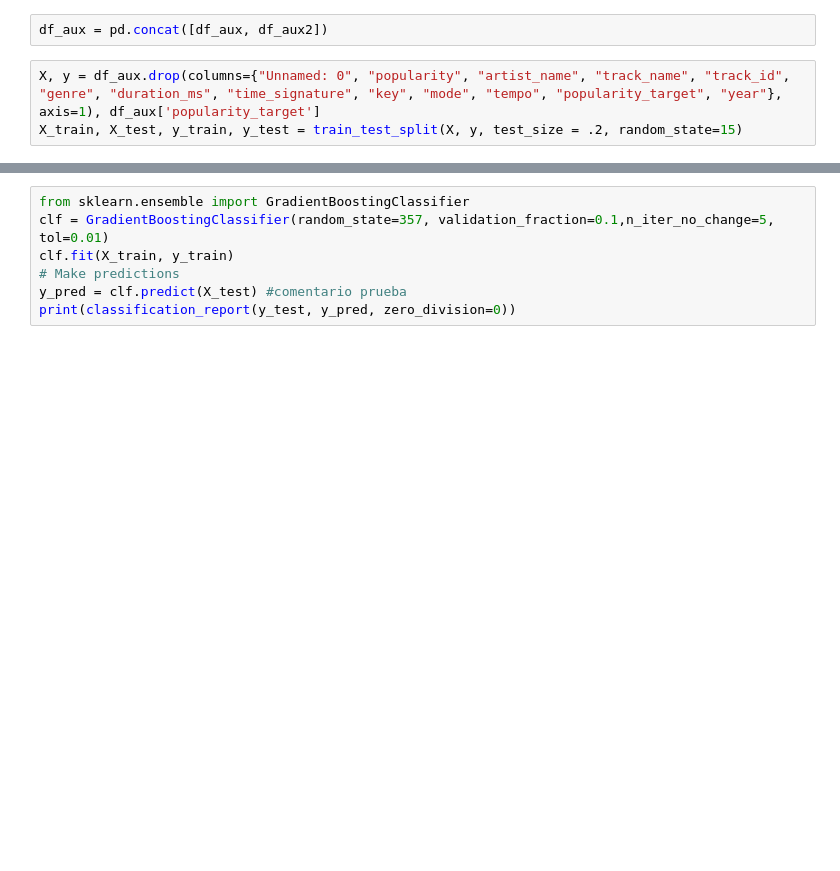
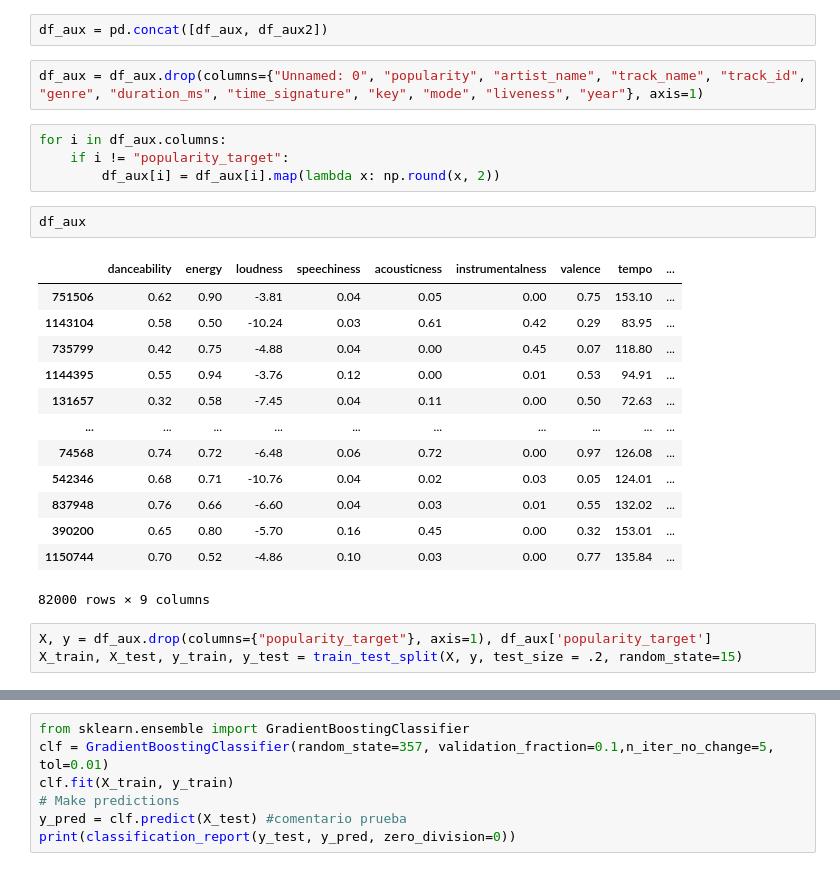
Before and after one commit to alvaro99dd/EDA-y-modelo-clasificacion-spotify, a Jupyter notebook: MachineLearning.ipynb, the cells around one changed output, grey strips where cells are left out. Saved outputs shown, nothing was run; the diff lists cells and outputs as text; blank space fills up the shorter version.

```diff
--- a/MachineLearning.ipynb
+++ b/MachineLearning.ipynb
@@ -177,8 +177,30 @@ df_aux = df[df["popularity_target"] == "Baja popularidad"].sample(41000, random_
 df_aux2 = df[df["popularity_target"] == "Alta popularidad"].sample(41000, random_state=42)
 # %%
 df_aux = pd.concat([df_aux, df_aux2])
+# %%
+df_aux = df_aux.drop(columns={"Unnamed: 0", "popularity", "artist_name", "track_name", "track_id", "genre", "duration_ms", "time_signature", "key", "mode", "liveness", "year"}, axis=1)
+# %%
+for i in df_aux.columns:
+    if i != "popularity_target":
+        df_aux[i] = df_aux[i].map(lambda x: np.round(x, 2))
+# %%
+df_aux
+# %% [output]
+|  | danceability | energy | loudness | speechiness | acousticness | instrumentalness | valence | tempo | ... |
+| 751506 | 0.62 | 0.90 | -3.81 | 0.04 | 0.05 | 0.00 | 0.75 | 153.10 | ... |
+| 1143104 | 0.58 | 0.50 | -10.24 | 0.03 | 0.61 | 0.42 | 0.29 | 83.95 | ... |
+| 735799 | 0.42 | 0.75 | -4.88 | 0.04 | 0.00 | 0.45 | 0.07 | 118.80 | ... |
+| 1144395 | 0.55 | 0.94 | -3.76 | 0.12 | 0.00 | 0.01 | 0.53 | 94.91 | ... |
+| 131657 | 0.32 | 0.58 | -7.45 | 0.04 | 0.11 | 0.00 | 0.50 | 72.63 | ... |
+| ... | ... | ... | ... | ... | ... | ... | ... | ... | ... |
+| 74568 | 0.74 | 0.72 | -6.48 | 0.06 | 0.72 | 0.00 | 0.97 | 126.08 | ... |
+| 542346 | 0.68 | 0.71 | -10.76 | 0.04 | 0.02 | 0.03 | 0.05 | 124.01 | ... |
+| 837948 | 0.76 | 0.66 | -6.60 | 0.04 | 0.03 | 0.01 | 0.55 | 132.02 | ... |
+| 390200 | 0.65 | 0.80 | -5.70 | 0.16 | 0.45 | 0.00 | 0.32 | 153.01 | ... |
+| 1150744 | 0.70 | 0.52 | -4.86 | 0.10 | 0.03 | 0.00 | 0.77 | 135.84 | ... |
+82000 rows × 9 columns
 # %%
-X, y = df_aux.drop(columns={"Unnamed: 0", "popularity", "artist_name", "track_name", "track_id", "genre", "duration_ms", "time_signature", "key", "mode", "tempo", "popularity_target", "year"}, axis=1), df_aux['popularity_target']
+X, y = df_aux.drop(columns={"popularity_target"}, axis=1), df_aux['popularity_target']
 X_train, X_test, y_train, y_test = train_test_split(X, y, test_size = .2, random_state=15)
 # %%
 from sklearn.linear_model import LogisticRegression
```
Also changed, not shown: parts of 4 cells of this notebook.
